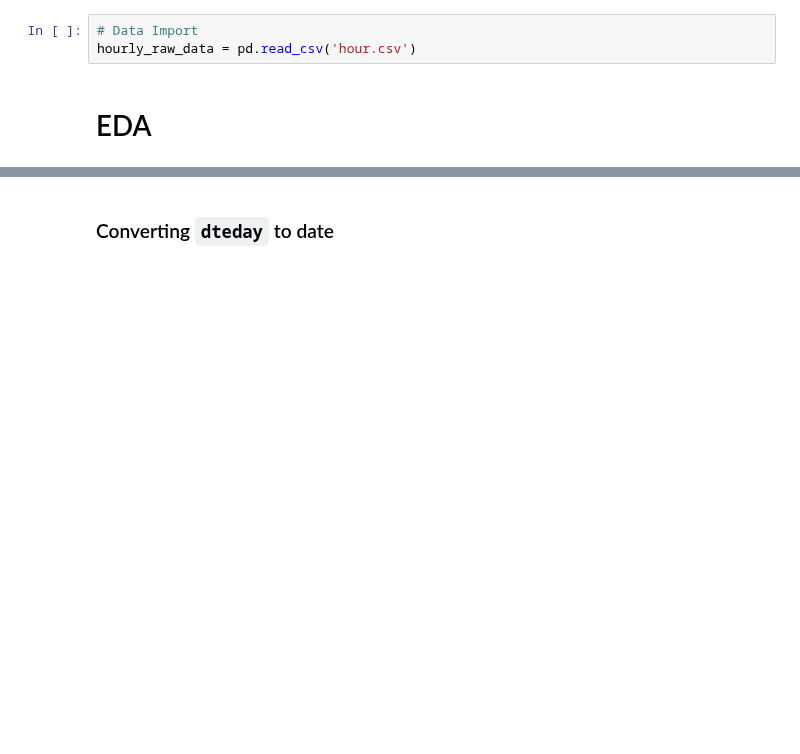
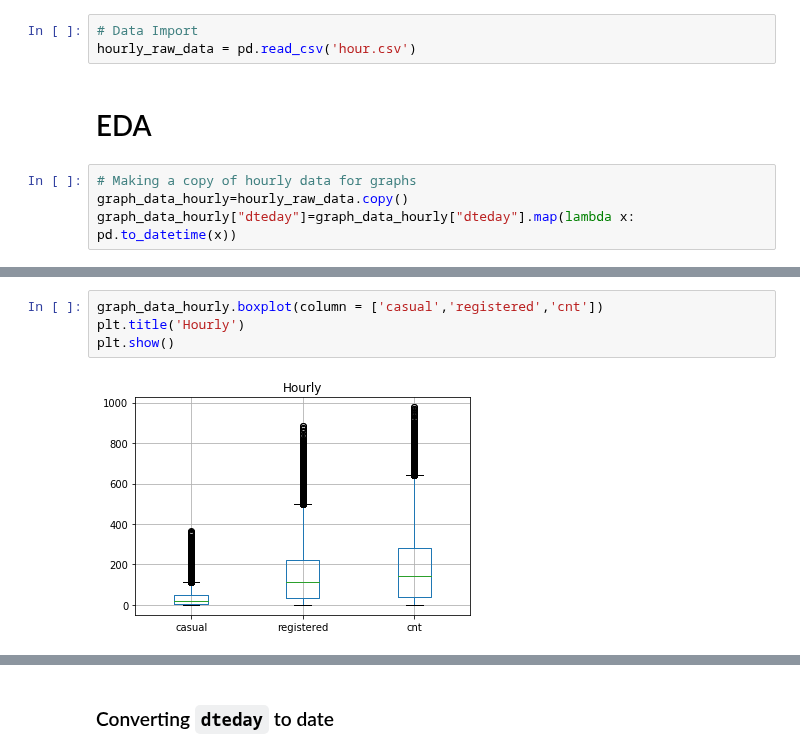
Before and after one commit to mradazoury/Bike_Prediction_Python_group_project, a Jupyter notebook: Bike-Sharing-Dataset 2/1. EDA + Baseline.ipynb, the cells around one changed output, grey strips where cells are left out. Saved outputs shown, nothing was run; the diff lists cells and outputs as text; blank space fills up the shorter version.

```diff
--- a/Bike-Sharing-Dataset 2/1. EDA + Baseline.ipynb
+++ b/Bike-Sharing-Dataset 2/1. EDA + Baseline.ipynb
@@ -66,3 +21,7 @@ random_seed = 1234
 hourly_raw_data = pd.read_csv('hour.csv')
 # %% [markdown]
 # EDA
+# %%
+# Making a copy of hourly data for graphs
+graph_data_hourly=hourly_raw_data.copy()
+graph_data_hourly["dteday"]=graph_data_hourly["dteday"].map(lambda x:  pd.to_datetime(x))
@@ -68,0 +52,6 @@ hourly_raw_data = pd.read_csv('hour.csv')
+# %%
+graph_data_hourly.boxplot(column = ['casual','registered','cnt'])
+plt.title('Hourly')
+plt.show()
+# %% [output]
+[figure, added]
```
Also changed, not shown: parts of 23 cells of this notebook, 13 other files.
